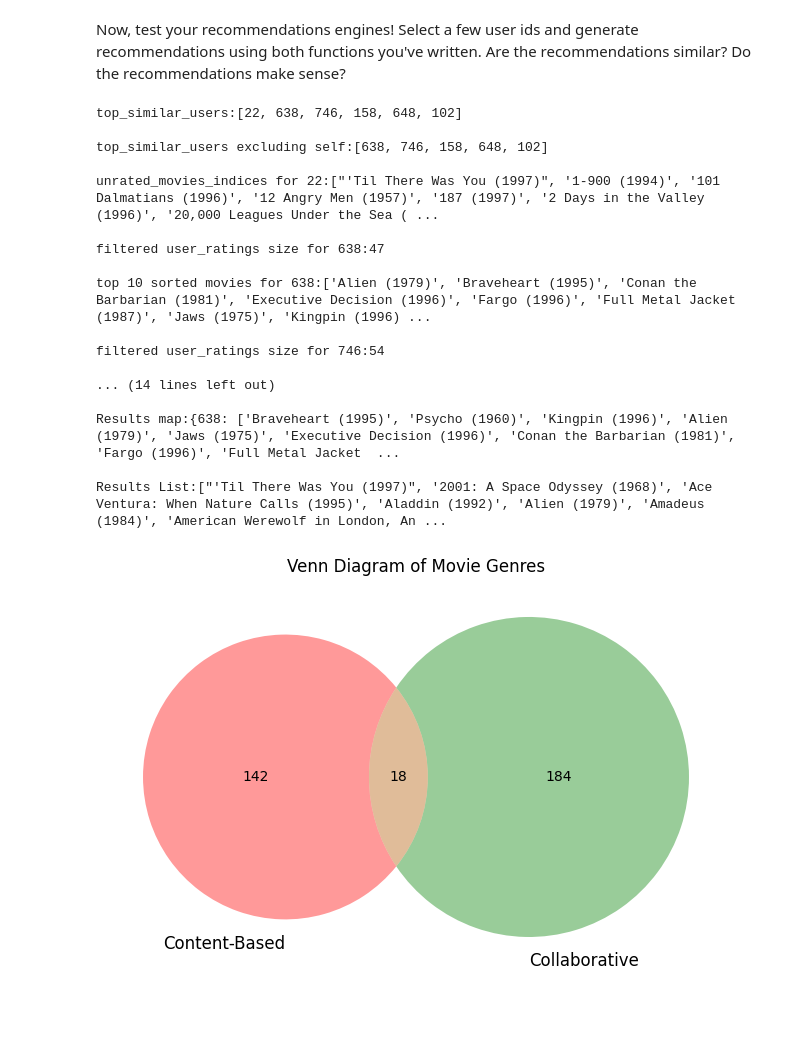
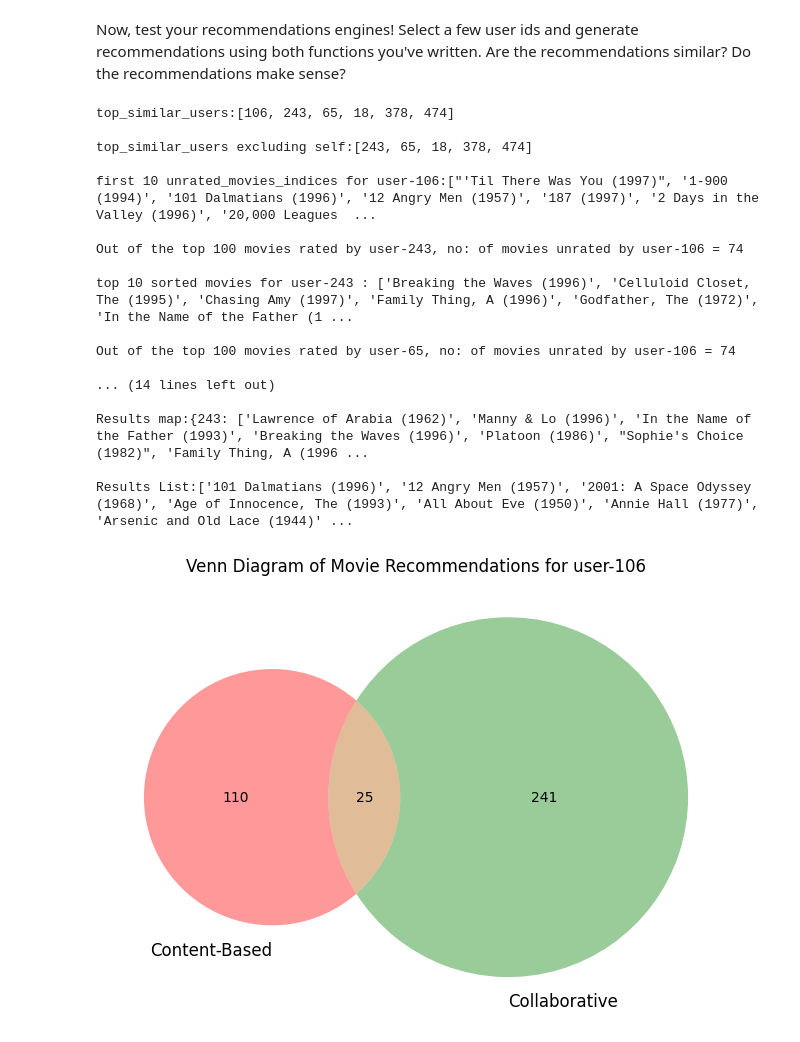
Before and after one commit to hsreekumar/Data_capstone, a Jupyter notebook: Student_MLE_MiniProject_Recommendation_Engines.ipynb, the cells around one changed output. Cells and saved outputs as stored; diff of their text form; code cells hidden in the pictures; blank space fills up the shorter version.

```diff
--- a/Student_MLE_MiniProject_Recommendation_Engines.ipynb
+++ b/Student_MLE_MiniProject_Recommendation_Engines.ipynb
@@ -271,7 +272,7 @@ def content_based_recommendation(user_id, df):
 
   return result, present
 # %%
-result_map, result_list = content_based_recommendation(22, merged_df)
+result_map, result_list = content_based_recommendation(106, merged_df)
 print(f'\nResult Map: {result_map} \n')
 print(f'Result List: {result_list}')
 # %% [output]
@@ -385,40 +386,40 @@ def collaborative_filtering_recommendation(user_id, df):
 Now, test your recommendations engines! Select a few user ids and generate recommendations using both functions you've written. Are the recommendations similar? Do the recommendations make sense?
 # %%
 # Test the recommendation engines
-r_map = collaborative_filtering_recommendation(22, merged_df)
+r_map = collaborative_filtering_recommendation(106, merged_df)
 r_list = sorted(set(item for sublist in r_map.values() for item in sublist))
 
 print(f'\nResults map:{r_map} \n')
 print(f'Results List:{r_list}')
 # %% [output]
-top_similar_users:[22, 638, 746, 158, 648, 102]
+top_similar_users:[106, 243, 65, 18, 378, 474]
 
-top_similar_users excluding self:[638, 746, 158, 648, 102]
+top_similar_users excluding self:[243, 65, 18, 378, 474]
 
-unrated_movies_indices for 22:["'Til There Was You (1997)", '1-900 (1994)', '101 Dalmatians (1996)', '12 Angry Men (1957)', '187 (1997)', '2 Days in the Valley (1996)', '20,000 Leagues Under the Sea ( ...
+first 10 unrated_movies_indices for user-106:["'Til There Was You (1997)", '1-900 (1994)', '101 Dalmatians (1996)', '12 Angry Men (1957)', '187 (1997)', '2 Days in the Valley (1996)', '20,000 Leagues  ...
 
-filtered user_ratings size for 638:47
+Out of the top 100 movies rated by user-243, no: of movies unrated by user-106 = 74
 
-top 10 sorted movies for 638:['Alien (1979)', 'Braveheart (1995)', 'Conan the Barbarian (1981)', 'Executive Decision (1996)', 'Fargo (1996)', 'Full Metal Jacket (1987)', 'Jaws (1975)', 'Kingpin (1996) ...
+top 10 sorted movies for user-243 : ['Breaking the Waves (1996)', 'Celluloid Closet, The (1995)', 'Chasing Amy (1997)', 'Family Thing, A (1996)', 'Godfather, The (1972)', 'In the Name of the Father (1 ...
 
-filtered user_ratings size for 746:54
+Out of the top 100 movies rated by user-65, no: of movies unrated by user-106 = 74
 
 ... (14 lines left out)
 
-Results map:{638: ['Braveheart (1995)', 'Psycho (1960)', 'Kingpin (1996)', 'Alien (1979)', 'Jaws (1975)', 'Executive Decision (1996)', 'Conan the Barbarian (1981)', 'Fargo (1996)', 'Full Metal Jacket  ...
+Results map:{243: ['Lawrence of Arabia (1962)', 'Manny & Lo (1996)', 'In the Name of the Father (1993)', 'Breaking the Waves (1996)', 'Platoon (1986)', "Sophie's Choice (1982)", 'Family Thing, A (1996 ...
 
-Results List:["'Til There Was You (1997)", '2001: A Space Odyssey (1968)', 'Ace Ventura: When Nature Calls (1995)', 'Aladdin (1992)', 'Alien (1979)', 'Amadeus (1984)', 'American Werewolf in London, An ...
+Results List:['101 Dalmatians (1996)', '12 Angry Men (1957)', '2001: A Space Odyssey (1968)', 'Age of Innocence, The (1993)', 'All About Eve (1950)', 'Annie Hall (1977)', 'Arsenic and Old Lace (1944)' ...
 # %%
 # Convert lists to sets for set operations
 set1 = set(result_list)
 set2 = set(r_list)
 
 # Create a Venn diagram
 plt.figure(figsize=(8, 8))
 venn2([set1, set2], ('Content-Based', 'Collaborative'))
 
 # Title and display the plot
-plt.title('Venn Diagram of Movie Genres')
+plt.title('Venn Diagram of Movie Recommendations for user-106')
 plt.show()
 # %% [output]
-[figure, old version]
+[figure, new version]
```
Also changed, not shown: parts of 4 cells of this notebook.
